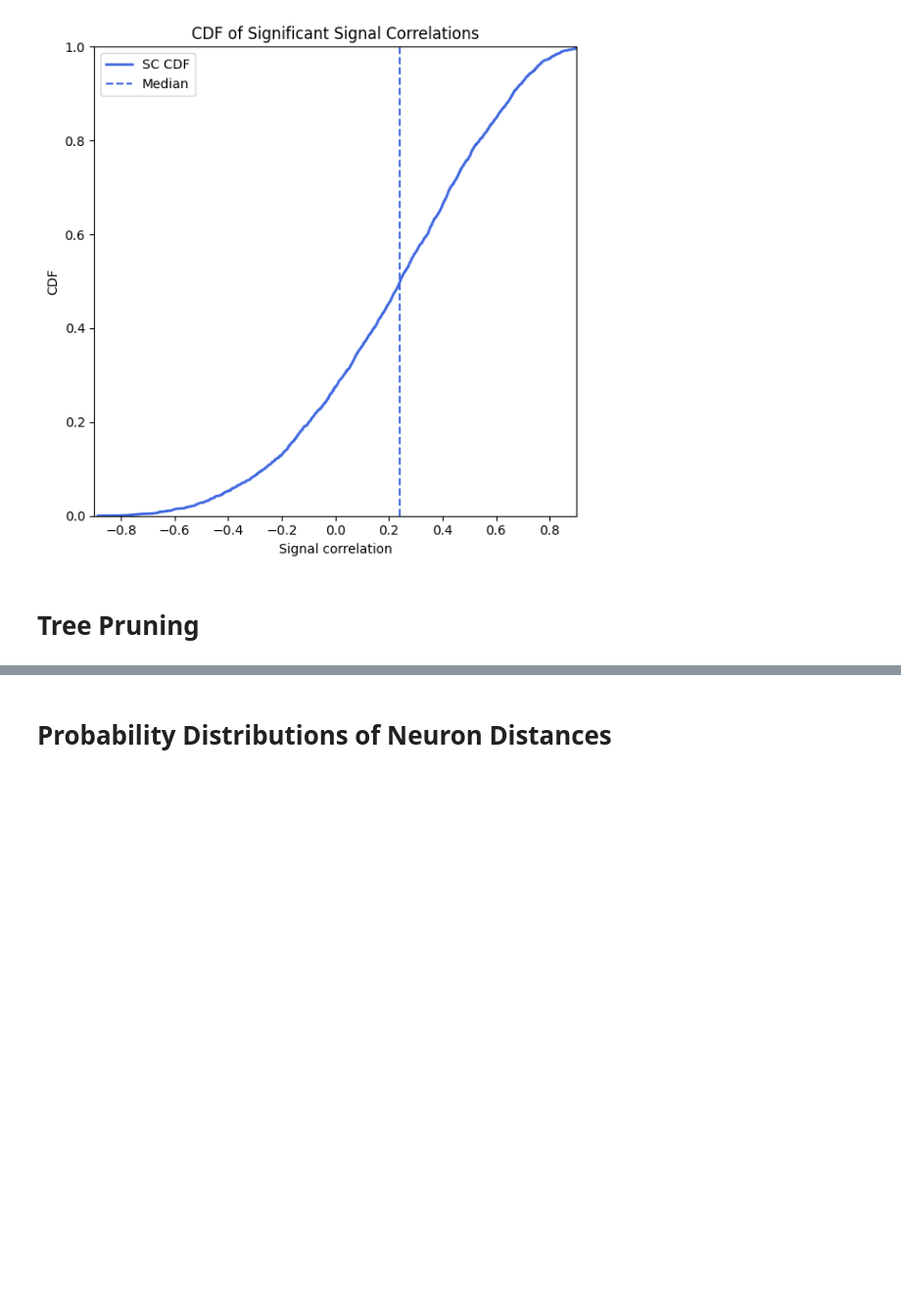
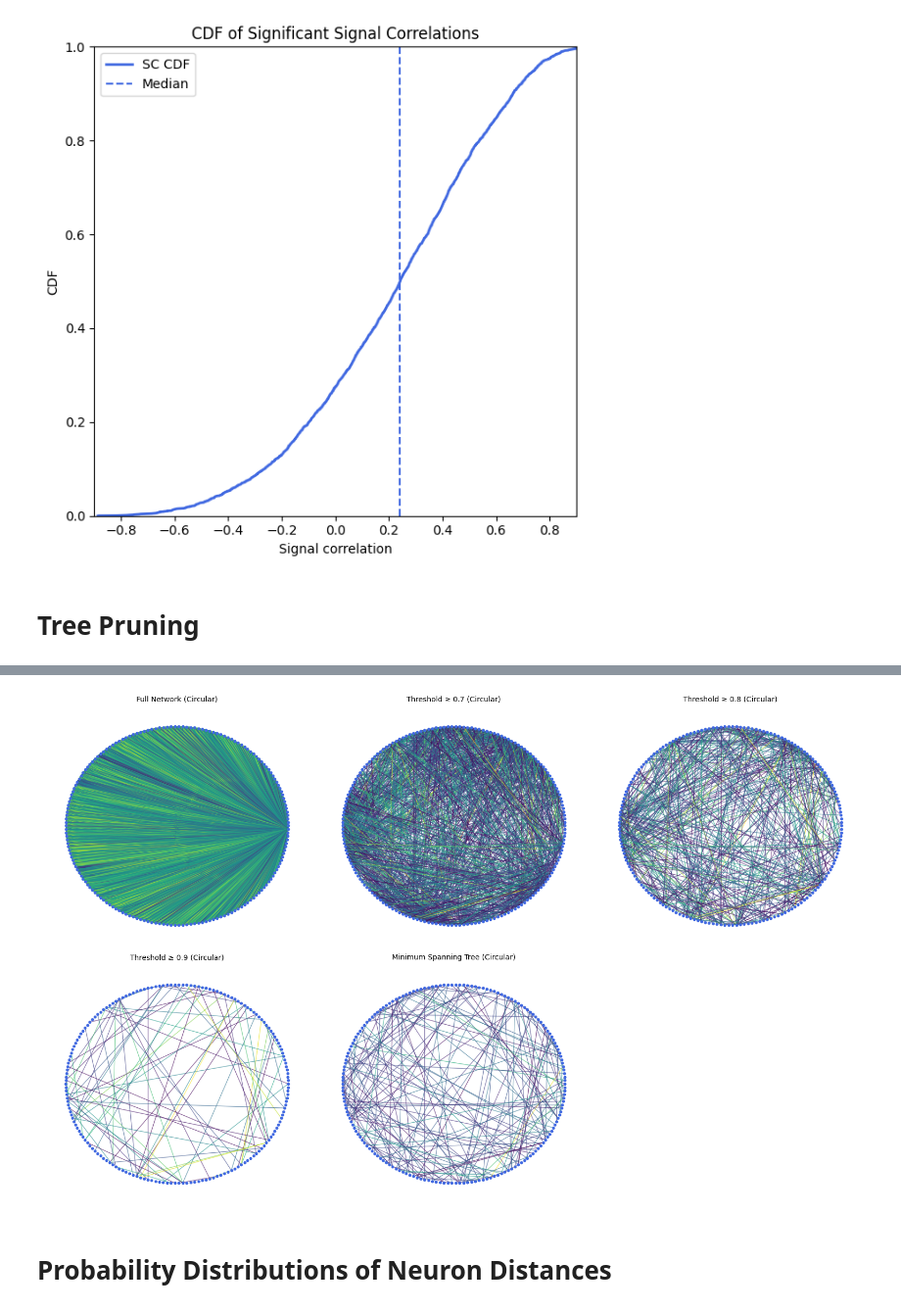
Before and after one commit to 0mWh/pqic-gic-quadrigems, a Jupyter notebook: Classical_Analysis.ipynb, the cells around one changed output, grey strips where cells are left out. Shown at 98% size. Saved outputs shown, nothing was run; the diff lists cells and outputs as text; code cells hidden in the pictures; blank space fills up the shorter version.

```diff
--- a/Classical_Analysis.ipynb
+++ b/Classical_Analysis.ipynb
@@ -310,3 +316,43 @@ plt.show()
+# %%
+def plot_graph_circular(G, title, ax):
+    # Use a circular layout for nodes
+    pos = nx.circular_layout(G)
+
+    # Draw nodes
+    nx.draw_networkx_nodes(G, pos, ax=ax, node_size=10, node_color='royalblue')
+
+    # Draw edges, coloring by weight
+    weights = np.array([G[u][v]['weight'] for u, v in G.edges()])
+    cmap = plt.cm.viridis
+    norm = plt.Normalize(vmin=weights.min(), vmax=weights.max())
+    edge_colors = [cmap(norm(G[u][v]['weight'])) for u, v in G.edges()]
+
+    nx.draw_networkx_edges(G, pos, ax=ax, edge_color=edge_colors, alpha=0.6)
+
+    ax.set_title(title, fontsize=10)
+    ax.set_axis_off()
+
+fig, axes = plt.subplots(2, 3, figsize=(16, 10))
+axes = axes.flatten()
+
+graphs = [
+    (G_full, "Full Network (Circular)"),
+    (G_thresh_7, "Threshold ≥ 0.7 (Circular)"),
+    (G_thresh_8, "Threshold ≥ 0.8 (Circular)"),
+    (G_thresh_9, "Threshold ≥ 0.9 (Circular)"),
+    (G_mst, "Minimum Spanning Tree (Circular)")
+]
+
+for i, (G, title) in enumerate(graphs):
+    plot_graph_circular(G, title, axes[i])
+
+# Hide the last unused subplot
+axes[-1].axis('off')
+
+plt.tight_layout()
+plt.show()
+# %% [output]
+[figure, added]
 # %% [markdown]
 # Probability Distributions of Neuron Distances
 # %%
```
Also changed, not shown: parts of 4 cells of this notebook.
